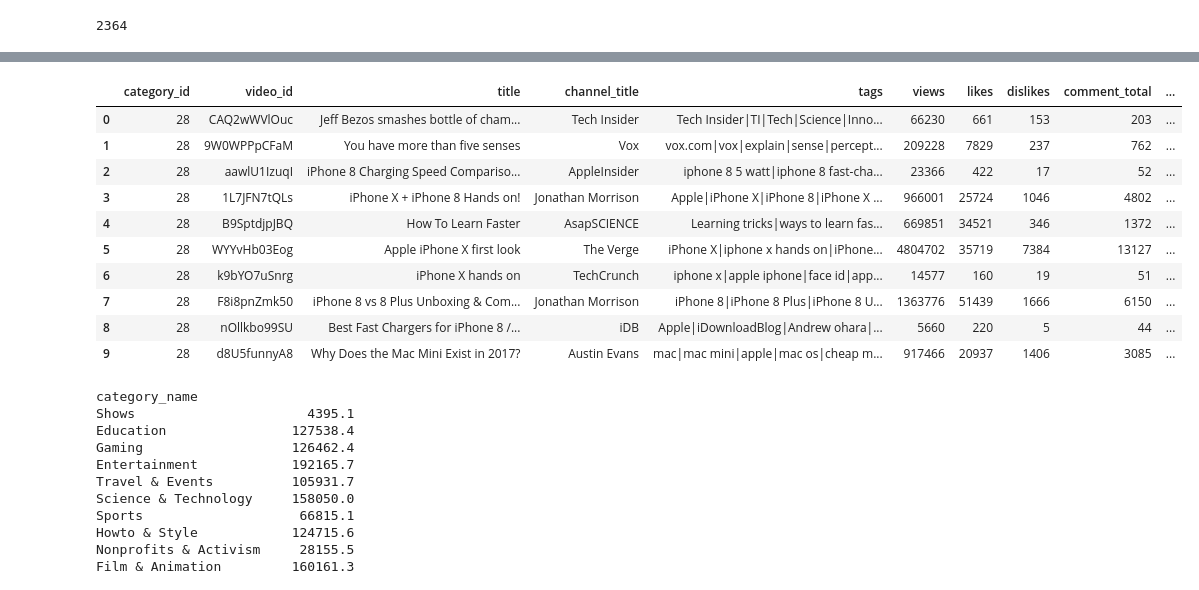
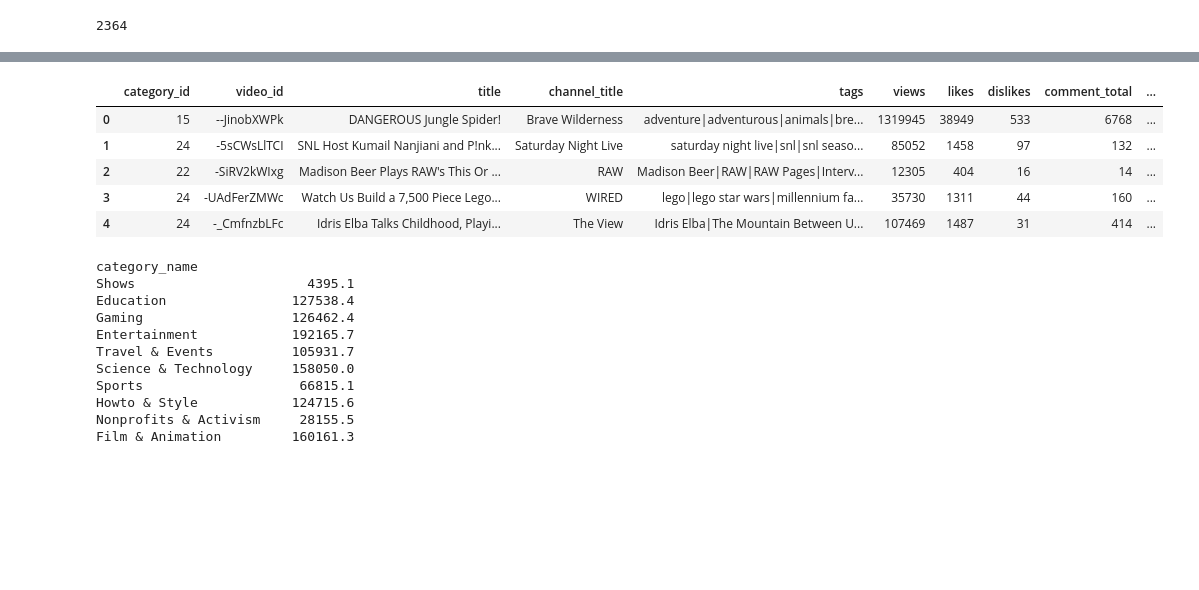
Before and after one commit to Profitrollka/pyspark_course_excercises, a Jupyter notebook: hw1/notebooks/Video Scoring.ipynb, the cells around one changed output, grey strips where cells are left out. Cells and saved outputs as stored; diff of their text form; code cells hidden in the pictures; blank space fills up the shorter version.

```diff
--- a/hw1/notebooks/Video Scoring.ipynb
+++ b/hw1/notebooks/Video Scoring.ipynb
@@ -101,4 +146,0 @@ score = videos['views'] * lit(weight_views) + videos['likes'] * lit(weight_likes
-# %%
-# scored_videos - датасет на основе файла USvideos.csv с добавлением колонки, содержащей скор
-scored_videos = videos_drop_dubl.withColumn('score', score)
-scored_videos.show(10)
@@ -225,7 +213,6 @@ scored_videos_and_category.count()
 # датафрейму с видео для того, чтобы получить понятные для аналитика названия категорий, поэтому для оптимизации джойна использован
 # бродкаст маленького датафрейма
 # %%
-scored_videos\
-    .join(broadcast(category_id_name), "category_id", "inner")\
-    .count()
+scored_videos_and_category = scored_videos.join(broadcast(category_id_name), "category_id", "inner")
+scored_videos_and_category.count()
 # %% [output]
@@ -233,17 +233,12 @@ scored_videos\
 # %%
 categories_score_pandas = scored_videos_and_category.pandas_api()
 # %%
-categories_score_pandas.head(10)
+categories_score_pandas.head(5)
 # %% [output]
 |  | category_id | video_id | title | channel_title | tags | views | likes | dislikes | comment_total | ... |
-| 0 | 28 | CAQ2wWVlOuc | Jeff Bezos smashes bottle of cham... | Tech Insider | Tech Insider|TI|Tech|Science|Inno... | 66230 | 661 | 153 | 203 | ... |
-| 1 | 28 | 9W0WPPpCFaM | You have more than five senses | Vox | vox.com|vox|explain|sense|percept... | 209228 | 7829 | 237 | 762 | ... |
-| 2 | 28 | aawlU1IzuqI | iPhone 8 Charging Speed Compariso... | AppleInsider | iphone 8 5 watt|iphone 8 fast-cha... | 23366 | 422 | 17 | 52 | ... |
-| 3 | 28 | 1L7JFN7tQLs | iPhone X + iPhone 8 Hands on! | Jonathan Morrison | Apple|iPhone X|iPhone 8|iPhone X ... | 966001 | 25724 | 1046 | 4802 | ... |
-| 4 | 28 | B9SptdjpJBQ | How To Learn Faster | AsapSCIENCE | Learning tricks|ways to learn fas... | 669851 | 34521 | 346 | 1372 | ... |
-| 5 | 28 | WYYvHb03Eog | Apple iPhone X first look | The Verge | iPhone X|iphone x hands on|iPhone... | 4804702 | 35719 | 7384 | 13127 | ... |
-| 6 | 28 | k9bYO7uSnrg | iPhone X hands on | TechCrunch | iphone x|apple iphone|face id|app... | 14577 | 160 | 19 | 51 | ... |
-| 7 | 28 | F8i8pnZmk50 | iPhone 8 vs 8 Plus Unboxing & Com... | Jonathan Morrison | iPhone 8|iPhone 8 Plus|iPhone 8 U... | 1363776 | 51439 | 1666 | 6150 | ... |
-| 8 | 28 | nOllkbo99SU | Best Fast Chargers for iPhone 8 /... | iDB | Apple|iDownloadBlog|Andrew ohara|... | 5660 | 220 | 5 | 44 | ... |
-| 9 | 28 | d8U5funnyA8 | Why Does the Mac Mini Exist in 2017? | Austin Evans | mac|mac mini|apple|mac os|cheap m... | 917466 | 20937 | 1406 | 3085 | ... |
+| 0 | 15 | --JinobXWPk | DANGEROUS Jungle Spider! | Brave Wilderness | adventure|adventurous|animals|bre... | 1319945 | 38949 | 533 | 6768 | ... |
+| 1 | 24 | -5sCWsLlTCI | SNL Host Kumail Nanjiani and P!nk... | Saturday Night Live | saturday night live|snl|snl seaso... | 85052 | 1458 | 97 | 132 | ... |
+| 2 | 22 | -SiRV2kWIxg | Madison Beer Plays RAW's This Or ... | RAW | Madison Beer|RAW|RAW Pages|Interv... | 12305 | 404 | 16 | 14 | ... |
+| 3 | 24 | -UAdFerZMWc | Watch Us Build a 7,500 Piece Lego... | WIRED | lego|lego star wars|millennium fa... | 35730 | 1311 | 44 | 160 | ... |
+| 4 | 24 | -_CmfnzbLFc | Idris Elba Talks Childhood, Playi... | The View | Idris Elba|The Mountain Between U... | 107469 | 1487 | 31 | 414 | ... |
 # %%
```
Also changed, not shown: parts of 56 cells of this notebook.
